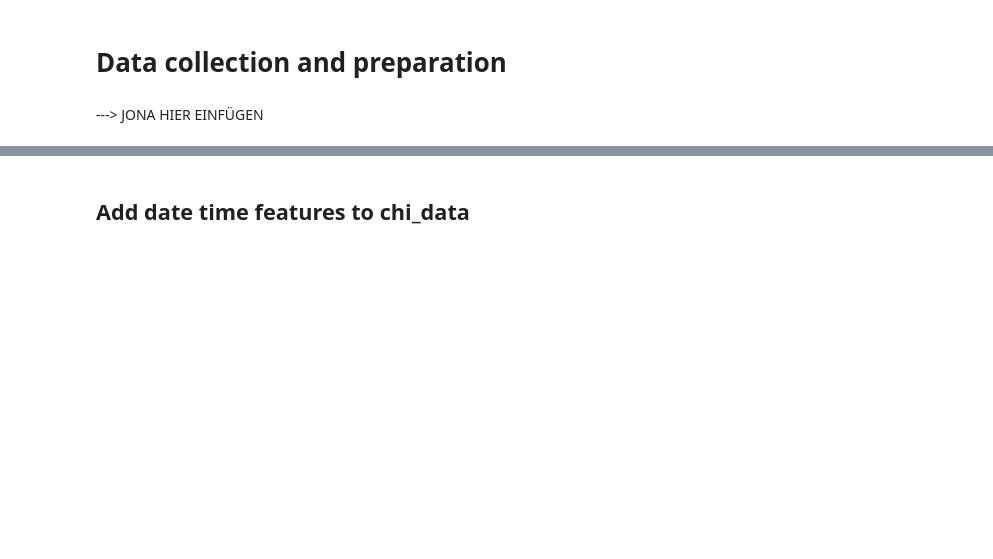
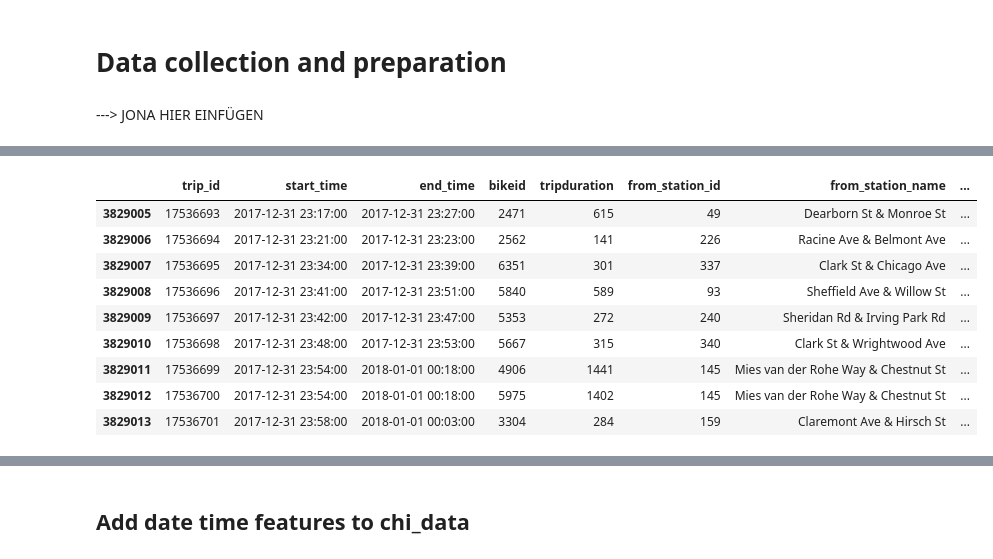
Before and after one commit to NeffIsBack/ThePredictors_DSML_Team_Assignment, a Jupyter notebook: Descriptive_Analytics.ipynb, the cells around one changed output, grey strips where cells are left out. Cells and saved outputs as stored; diff of their text form; code cells hidden in the pictures; blank space fills up the shorter version.

```diff
--- a/Descriptive_Analytics.ipynb
+++ b/Descriptive_Analytics.ipynb
@@ -47,0 +97,5 @@ chi_weather = pd.read_csv("weather_hourly_chicago.csv")
+# %%
+chi_trips_Q1['start_time'] = pd.to_datetime(chi_trips_Q1.start_time)
+chi_trips_Q2['start_time'] = pd.to_datetime(chi_trips_Q2.start_time)
+chi_trips_Q3['start_time'] = pd.to_datetime(chi_trips_Q3.start_time)
+chi_trips_Q4['start_time'] = pd.to_datetime(chi_trips_Q4.start_time)
@@ -47,0 +115,13 @@ chi_weather = pd.read_csv("weather_hourly_chicago.csv")
+# %%
+chi_trips_all.tail(9)
+# %% [output]
+|  | trip_id | start_time | end_time | bikeid | tripduration | from_station_id | from_station_name | ... |
+| 3829005 | 17536693 | 2017-12-31 23:17:00 | 2017-12-31 23:27:00 | 2471 | 615 | 49 | Dearborn St & Monroe St | ... |
+| 3829006 | 17536694 | 2017-12-31 23:21:00 | 2017-12-31 23:23:00 | 2562 | 141 | 226 | Racine Ave & Belmont Ave | ... |
+| 3829007 | 17536695 | 2017-12-31 23:34:00 | 2017-12-31 23:39:00 | 6351 | 301 | 337 | Clark St & Chicago Ave | ... |
+| 3829008 | 17536696 | 2017-12-31 23:41:00 | 2017-12-31 23:51:00 | 5840 | 589 | 93 | Sheffield Ave & Willow St | ... |
+| 3829009 | 17536697 | 2017-12-31 23:42:00 | 2017-12-31 23:47:00 | 5353 | 272 | 240 | Sheridan Rd & Irving Park Rd | ... |
+| 3829010 | 17536698 | 2017-12-31 23:48:00 | 2017-12-31 23:53:00 | 5667 | 315 | 340 | Clark St & Wrightwood Ave | ... |
+| 3829011 | 17536699 | 2017-12-31 23:54:00 | 2018-01-01 00:18:00 | 4906 | 1441 | 145 | Mies van der Rohe Way & Chestnut St | ... |
+| 3829012 | 17536700 | 2017-12-31 23:54:00 | 2018-01-01 00:18:00 | 5975 | 1402 | 145 | Mies van der Rohe Way & Chestnut St | ... |
+| 3829013 | 17536701 | 2017-12-31 23:58:00 | 2018-01-01 00:03:00 | 3304 | 284 | 159 | Claremont Ave & Hirsch St | ... |
```
Also changed, not shown: parts of 37 cells of this notebook.
